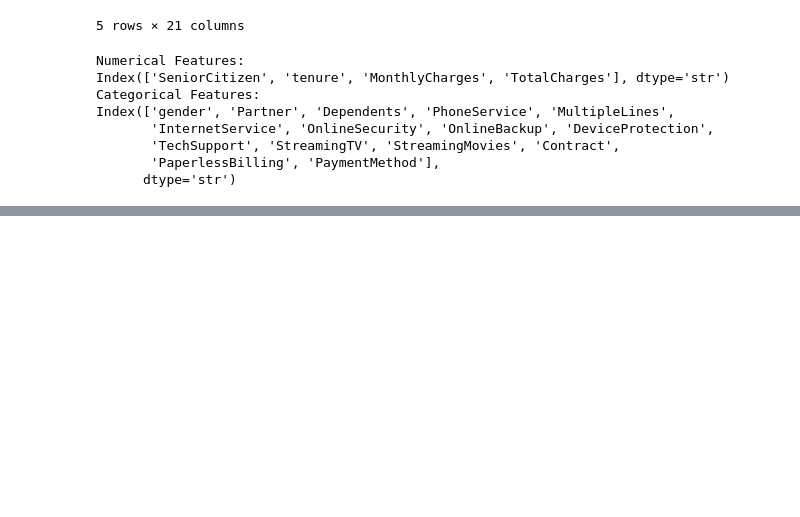
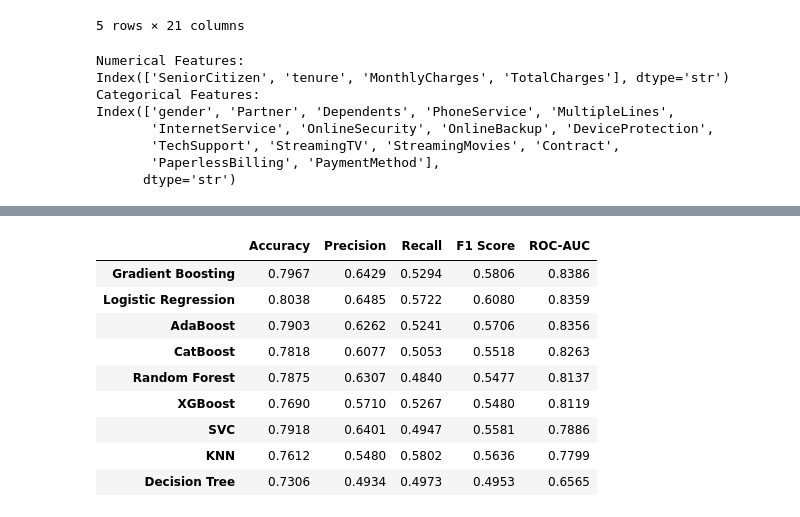
Before and after one commit to PrabalSeth07/churn, a Jupyter notebook: notebook/MODEL_TRAINING.ipynb, the cells around one changed output, grey strips where cells are left out. Cells and saved outputs as stored; diff of their text form; code cells hidden in the pictures; blank space fills up the shorter version.

```diff
--- a/notebook/MODEL_TRAINING.ipynb
+++ b/notebook/MODEL_TRAINING.ipynb
@@ -57,0 +208,13 @@ X_train, X_test, y_train, y_test = train_test_split(X,Y,test_size=0.2,random_sta
+# %%
+results_df
+# %% [output]
+|  | Accuracy | Precision | Recall | F1 Score | ROC-AUC |
+| Gradient Boosting | 0.7967 | 0.6429 | 0.5294 | 0.5806 | 0.8386 |
+| Logistic Regression | 0.8038 | 0.6485 | 0.5722 | 0.6080 | 0.8359 |
+| AdaBoost | 0.7903 | 0.6262 | 0.5241 | 0.5706 | 0.8356 |
+| CatBoost | 0.7818 | 0.6077 | 0.5053 | 0.5518 | 0.8263 |
+| Random Forest | 0.7875 | 0.6307 | 0.4840 | 0.5477 | 0.8137 |
+| XGBoost | 0.7690 | 0.5710 | 0.5267 | 0.5480 | 0.8119 |
+| SVC | 0.7918 | 0.6401 | 0.4947 | 0.5581 | 0.7886 |
+| KNN | 0.7612 | 0.5480 | 0.5802 | 0.5636 | 0.7799 |
+| Decision Tree | 0.7306 | 0.4934 | 0.4973 | 0.4953 | 0.6565 |
```
Also changed, not shown: parts of 43 cells of this notebook, 3 other files.
